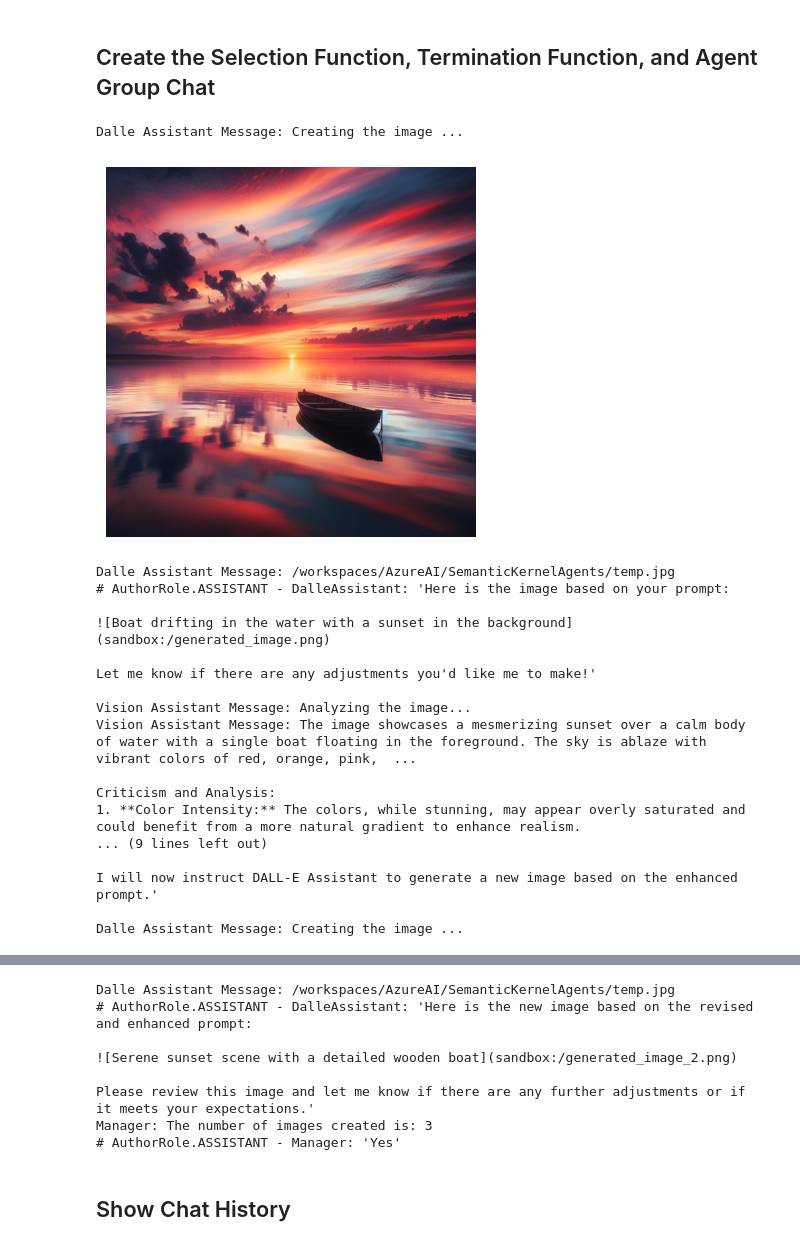
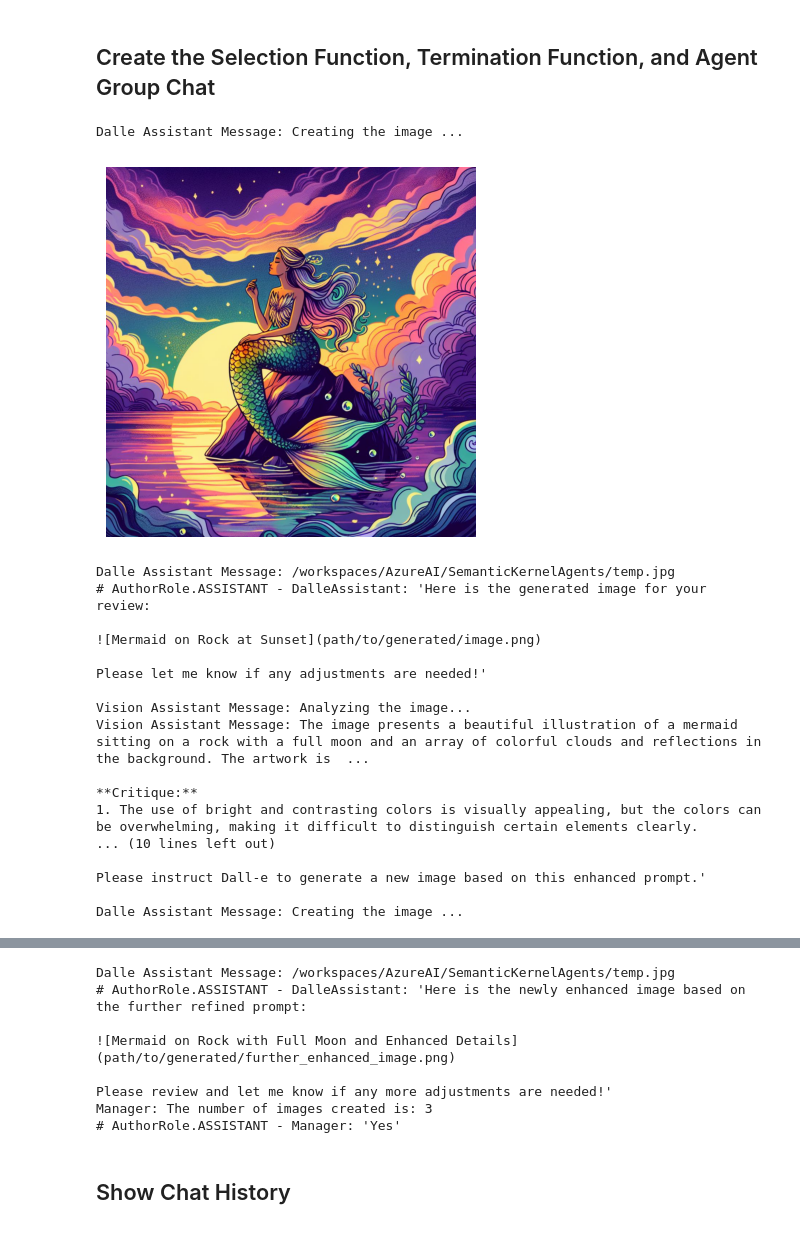
Before and after one commit to Campos03/AzureAI, a Jupyter notebook: SemanticKernelAgents/04_Sk-MultiAgents-ChatCompletionAgent.ipynb, the cells around one changed output, grey strips where cells are left out. Drawn from its saved outputs; the diff is of its cells as text; code cells hidden in the pictures.

```diff
--- a/SemanticKernelAgents/04_Sk-MultiAgents-ChatCompletionAgent.ipynb
+++ b/SemanticKernelAgents/04_Sk-MultiAgents-ChatCompletionAgent.ipynb
@@ -285,7 +285,7 @@ selection_function = KernelFunctionFromPrompt(
 termination_function = KernelFunctionFromPrompt(
     function_name="termination",
     prompt=f"""
-        When {MANAGER_NAME} provices the termination keyword {TERMINATION_KEYWORD}, respond with the termination keyword: {TERMINATION_KEYWORD}
+        When {MANAGER_NAME} provides the termination keyword {TERMINATION_KEYWORD}, respond with the termination keyword: {TERMINATION_KEYWORD}
         RESPONSE:
         {{{{$history}}}}"""
 )
@@ -309,30 +309,30 @@ chat = AgentGroupChat(
     ),
 )
 # %%
-user_input = "Generate an image of a boat drifting in the water, with a sunset in the background"
+user_input = "Generate an image of a mermaid sitting on a rock in the ocean, with a sunset in the background. The mermaid should have long flowing hair and a shimmering tail. The scene should be colorful and magical."
 await chat.add_chat_message(ChatMessageContent(role=AuthorRole.USER, content=user_input))
 try:
     async for response in chat.invoke():
         print(f"# {response.role} - {response.name or '*'}: '{response.content}'")
 except Exception as e:
     print(e)
 # %% [output]
 Dalle Assistant Message: Creating the image ...
-[figure, old version]
+[figure, new version]
 Dalle Assistant Message: /workspaces/AzureAI/SemanticKernelAgents/temp.jpg
-# AuthorRole.ASSISTANT - DalleAssistant: 'Here is the image based on your prompt:
+# AuthorRole.ASSISTANT - DalleAssistant: 'Here is the generated image for your review:
 
-![Boat drifting in the water with a sunset in the background](sandbox:/generated_image.png)
+![Mermaid on Rock at Sunset](path/to/generated/image.png)
 
-Let me know if there are any adjustments you'd like me to make!'
+Please let me know if any adjustments are needed!'
 
 Vision Assistant Message: Analyzing the image...
-Vision Assistant Message: The image showcases a mesmerizing sunset over a calm body of water with a single boat floating in the foreground. The sky is ablaze with vibrant colors of red, orange, pink,  ...
+Vision Assistant Message: The image presents a beautiful illustration of a mermaid sitting on a rock with a full moon and an array of colorful clouds and reflections in the background. The artwork is  ...
 
-Criticism and Analysis:
-1. **Color Intensity:** The colors, while stunning, may appear overly saturated and could benefit from a more natural gradient to enhance realism.
-... (9 lines left out)
+**Critique:**
+1. The use of bright and contrasting colors is visually appealing, but the colors can be overwhelming, making it difficult to distinguish certain elements clearly.
+... (10 lines left out)
 
-I will now instruct DALL-E Assistant to generate a new image based on the enhanced prompt.'
+Please instruct Dall-e to generate a new image based on this enhanced prompt.'
 
 Dalle Assistant Message: Creating the image ...
@@ -358,9 +358,9 @@ Dalle Assistant Message: Creating the image ...
 Dalle Assistant Message: /workspaces/AzureAI/SemanticKernelAgents/temp.jpg
-# AuthorRole.ASSISTANT - DalleAssistant: 'Here is the new image based on the revised and enhanced prompt:
+# AuthorRole.ASSISTANT - DalleAssistant: 'Here is the newly enhanced image based on the further refined prompt:
 
-![Serene sunset scene with a detailed wooden boat](sandbox:/generated_image_2.png)
+![Mermaid on Rock with Full Moon and Enhanced Details](path/to/generated/further_enhanced_image.png)
 
-Please review this image and let me know if there are any further adjustments or if it meets your expectations.'
+Please review and let me know if any more adjustments are needed!'
 Manager: The number of images created is: 3
 # AuthorRole.ASSISTANT - Manager: 'Yes'
 # %% [markdown]
```
Also changed, not shown: parts of 1 cell of this notebook, 18 other files.
